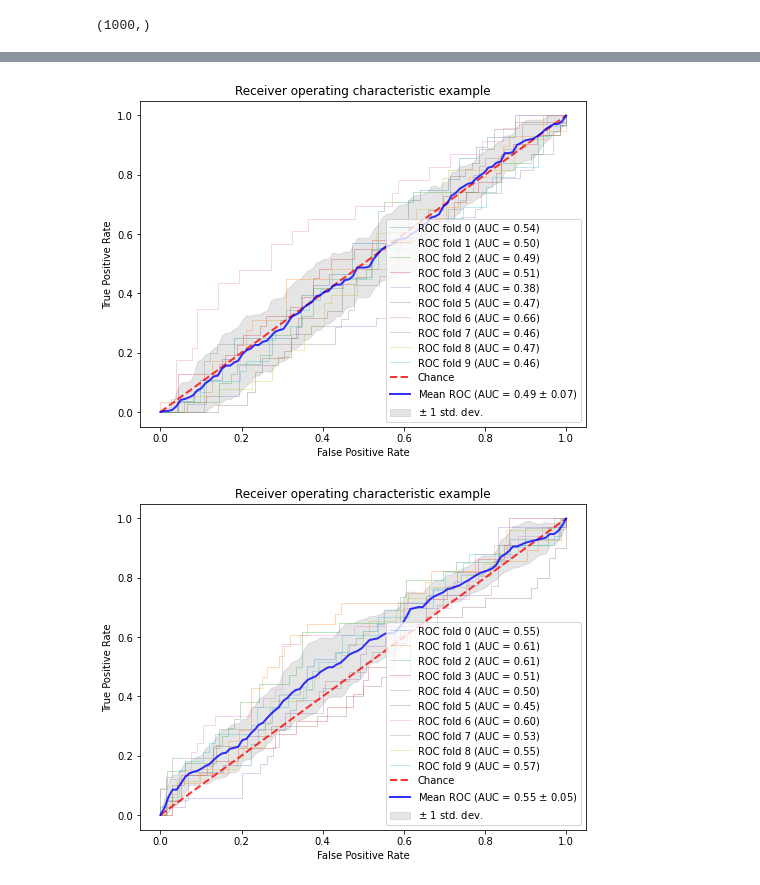
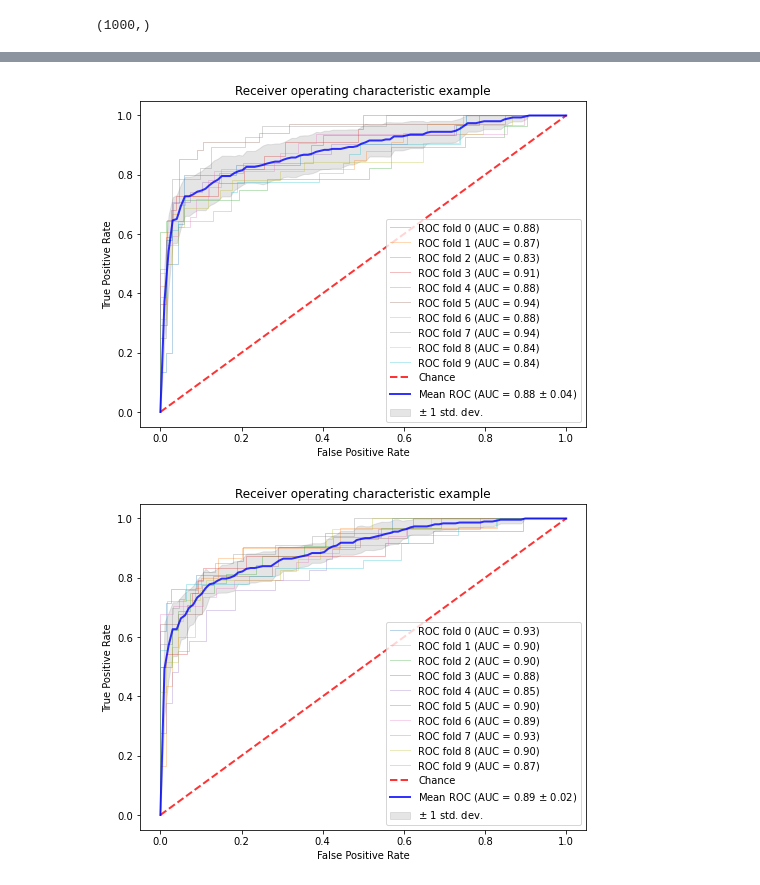
Before and after one commit to zenoWZH/sherry, a Jupyter notebook: Chinese_minmax_synthesize.ipynb, the cells around one changed output, grey strips where cells are left out. Saved outputs shown, nothing was run; the diff lists cells and outputs as text; code cells hidden in the pictures.

```diff
--- a/Chinese_minmax_synthesize.ipynb
+++ b/Chinese_minmax_synthesize.ipynb
@@ -172,8 +172,9 @@ print(sum(score)/len(score))
 # %%
 from sklearn.svm import SVC
-rf = SVC(C= 20, kernel = 'linear')
-
-score = cross_val_score(rf, X, Y, cv=ShuffleSplit(10, test_size = .1, train_size = .9), n_jobs = 8)
+#rf = SVC(C= 20, kernel = 'linear')
+#classifier_svc = SVC(C= 1, gamma=1, kernel = 'linear')
+classifier_svc = SVC(C= 1000, gamma=0.0001, kernel = 'rbf')
+score = cross_val_score(classifier_svc, X, Y, cv=ShuffleSplit(10, test_size = .1, train_size = .9), n_jobs = 8)
 print(score)
 print(sum(score)/len(score))
 # %% [output]
@@ -291,7 +292,9 @@ from sklearn.model_selection import StratifiedKFold
 #if len(Y)
 n_classes = Y.shape
 cv = ShuffleSplit(10, test_size = .1, train_size = .9)
-classifier = SVC(C= 20, kernel = 'linear')
+#classifier = SVC(C= 20, kernel = 'linear')
+classifier = classifier_svc
+
 
 tprs = []
 aucs = []
@@ -312,34 +315,34 @@ for train, test in cv.split(X, Y):
     aucs.append(roc_auc)
     plt.plot(fpr, tpr, lw=1, alpha=0.3,
              label='ROC fold %d (AUC = %0.2f)' % (i, roc_auc))
 
     i += 1
 plt.plot([0, 1], [0, 1], linestyle='--', lw=2, color='r',
          label='Chance', alpha=.8)
 
 mean_tpr = np.mean(tprs, axis=0)
 mean_tpr[-1] = 1.0
 mean_auc = auc(mean_fpr, mean_tpr)
 std_auc = np.std(aucs)
 plt.plot(mean_fpr, mean_tpr, color='b',
          label=r'Mean ROC (AUC = %0.2f $\pm$ %0.2f)' % (mean_auc, std_auc),
          lw=2, alpha=.8)
 
 std_tpr = np.std(tprs, axis=0)
 tprs_upper = np.minimum(mean_tpr + std_tpr, 1)
 tprs_lower = np.maximum(mean_tpr - std_tpr, 0)
 plt.fill_between(mean_fpr, tprs_lower, tprs_upper, color='grey', alpha=.2,
                  label=r'$\pm$ 1 std. dev.')
 
 plt.xlim([-0.05, 1.05])
 plt.ylim([-0.05, 1.05])
 plt.xlabel('False Positive Rate')
 plt.ylabel('True Positive Rate')
 plt.title('Receiver operating characteristic example')
 plt.legend(loc="lower right")
 plt.show()
 # %% [output]
-[figure, old version]
+[figure, new version]
 # %%
 from numpy import interp
 import matplotlib.pyplot as plt
@@ -351,7 +354,8 @@ from sklearn.model_selection import StratifiedKFold
 #if len(Y)
 n_classes = Y.shape
 cv = ShuffleSplit(10, test_size = .1, train_size = .9)
-classifier = RandomForestClassifier(n_estimators=35, max_depth= 5, max_features= 4)
+#classifier = RandomForestClassifier(n_estimators=35, max_depth= 5, max_features= 4)
+classifier = classifier_rf
 
 tprs = []
 aucs = []
@@ -399,7 +403,7 @@ plt.title('Receiver operating characteristic example')
 plt.legend(loc="lower right")
 plt.show()
 # %% [output]
-[figure, old version]
+[figure, new version]
 # %%
 from numpy import interp
 import matplotlib.pyplot as plt
```
Also changed, not shown: parts of 12 cells of this notebook, 14 other files.
